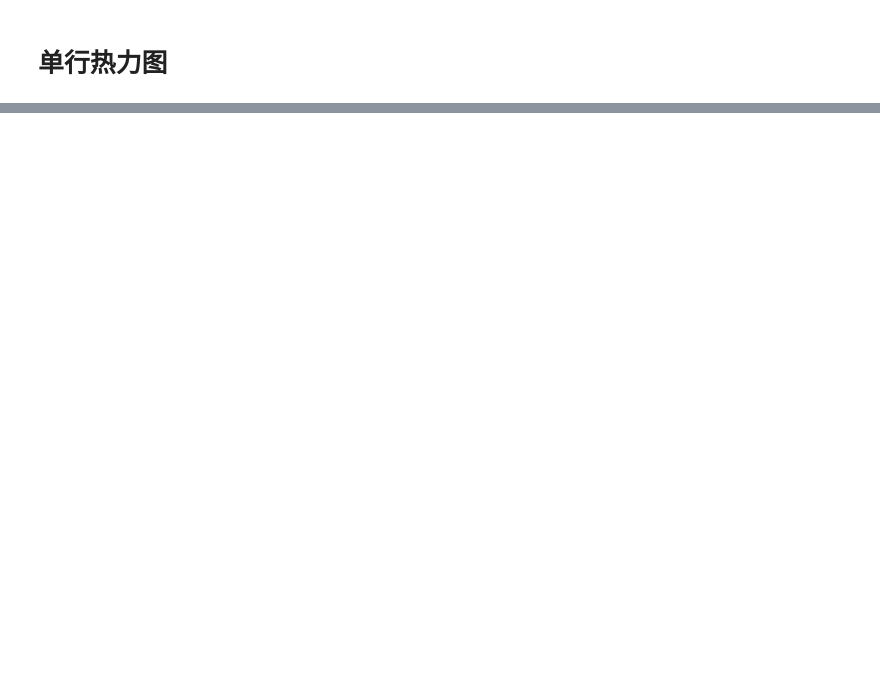
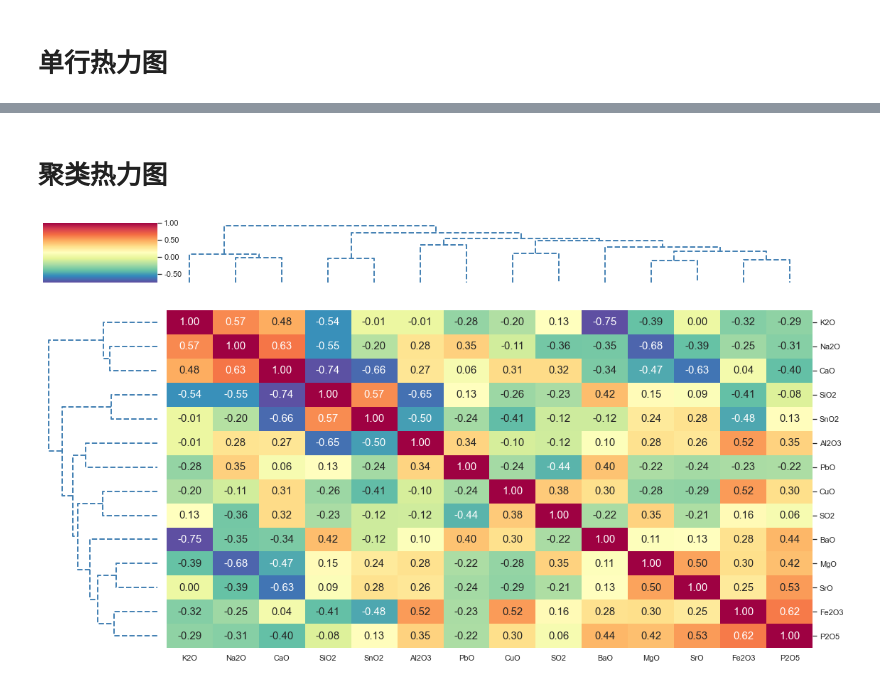
Before and after one commit to Cooper1023/Visualization, a Jupyter notebook: heatmap/python_heatmap.ipynb, the cells around one changed output, grey strips where cells are left out. Cells and saved outputs as stored; diff of their text form; code cells hidden in the pictures; blank space fills up the shorter version.

```diff
--- a/heatmap/python_heatmap.ipynb
+++ b/heatmap/python_heatmap.ipynb
@@ -90,0 +146,41 @@ plt.savefig('heatmap_one.png', dpi=300, bbox_inches='tight')
+# %% [markdown]
+# 聚类热力图
+# %%
+row_c = dict(zip(list(ascii_letters[len(df_corr.columns):]), plt.get_cmap('RdPu')(np.linspace(0, 1, 26))))
+index_c = dict(zip(list(ascii_letters[len(df_corr.columns):]), plt.get_cmap('RdPu')(np.linspace(0, 1, 26))))
+
+# 画图
+sns.set_theme(style='white')
+ax = sns.clustermap(df_corr,
+                    figsize=(16, 9),
+                    method='average',   # average算法
+                    metric='euclidean', # 欧式距离euclidean
+
+                    row_cluster=True,   # 行方向不聚类
+                    col_cluster=True,   # 列方向聚类
+
+                    cmap=sns.color_palette('Spectral_r', as_cmap=True),
+
+                    annot=True,         # 控制是否有相关性系数
+                    fmt='.2f',          # 控制系数的小数点
+                    annot_kws={'family': 'Arial', 'size': 15,
+                               'weight': 'normal'},  # 控制系数的字体大小
+
+                    square=False,       # 控制是否为方形
+
+                    tree_kws={'linestyles': 'dashed',  # 线型
+                              'colors': 'steelblue',   # 线色
+                              'linewidths': 2},        # 线宽
+                    dendrogram_ratio=0.15,  # 图放大缩小
+
+                    cbar_kws={
+                        'orientation': 'vertical',   # color bar的方向设置，默认为'vertical'，可水平显示'horizontal'
+                        'format': '%.2f',              # 格式化输出color bar中刻度值
+                        'pad': 0.02,                    # color bar与热图之间距离，距离变大热图会被压缩
+                    }
+                    )
+
+plt.tight_layout()
+plt.savefig('heatmap_cluster.png', dpi=300, bbox_inches='tight')
+# %% [output]
+[figure, added]
```
Also changed, not shown: parts of 8 cells of this notebook, 5 other files.
